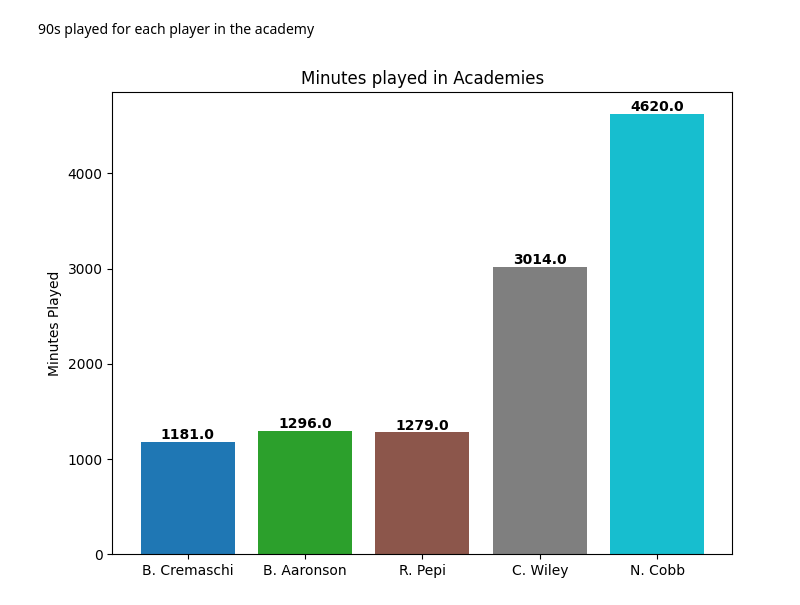
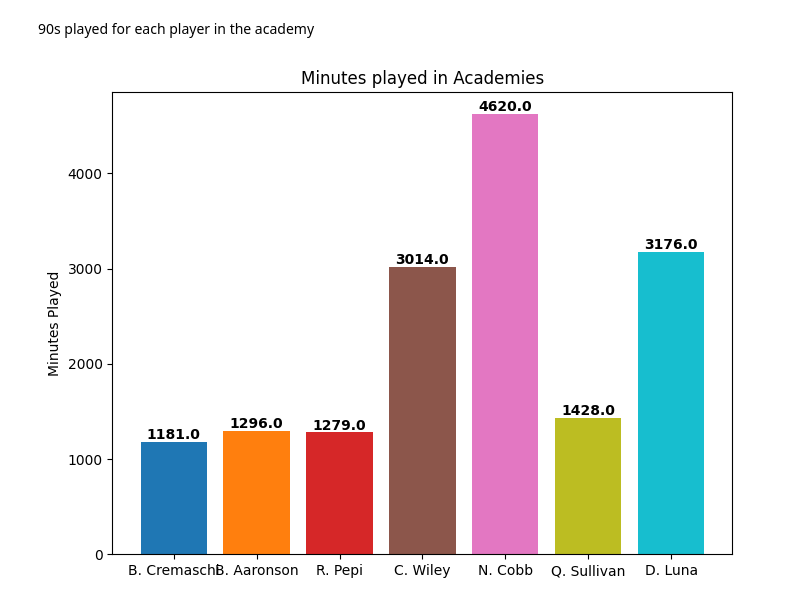
Before and after one commit to Tommy-Las/FootballAnalytics-FinalProject, a Jupyter notebook: code.ipynb, the cells around one changed output. Cells and saved outputs as stored; diff of their text form; code cells hidden in the pictures.

```diff
--- a/code.ipynb
+++ b/code.ipynb
@@ -682,28 +775,31 @@ visualize_metric_between_teams(cremaschi_teams_df, "Passes to final third/90", "
 # %% [markdown]
 90s played for each player in the academy
 # %%
-labels = ["B. Cremaschi", "B. Aaronson", "R. Pepi" ,"C. Wiley", "N. Cobb"]
+labels = ["B. Cremaschi", "B. Aaronson", "R. Pepi" ,"C. Wiley", "N. Cobb", "Q. Sullivan", "D. Luna"]
 values = [cremaschi_teams_df.loc['Inter Miami II', 'Minutes played'],
             aaronson_teams_df.loc['Bethlehem Steel', 'Minutes played'],
             pepi_teams_df.loc['North Texas', 'Minutes played'],
             wiley_teams_df.loc['Atlanta United II', 'Minutes played'],
-            cobb_teams_df.loc['Atlanta United II', 'Minutes played']]
+            cobb_teams_df.loc['Atlanta United II', 'Minutes played'],
+            sullivan_teams_df.loc['Philadelphia Union II', 'Minutes played'],
+            luna_teams_df.loc['El Paso Locomotive', 'Minutes played']
+            ]
 
 cmap = plt.colormaps['tab10']
 colors = cmap(np.linspace(0, 1, len(labels)))
 
 # Create the bar chart
 plt.figure(figsize=(8, 6))
 bars = plt.bar(labels, values, color=colors)
 for bar in bars:
         yval = bar.get_height()
         plt.text(bar.get_x() + bar.get_width()/2, yval, round(yval, 2), ha='center', va='bottom', fontsize=10, fontweight='bold')
 
 # Add titles and labels
 plt.title('Minutes played in Academies')
 plt.ylabel("Minutes Played")
 
 # Show the plot
 plt.show()
 # %% [output]
-[figure, old version]
+[figure, new version]
```
Also changed, not shown: parts of 9 cells of this notebook.
